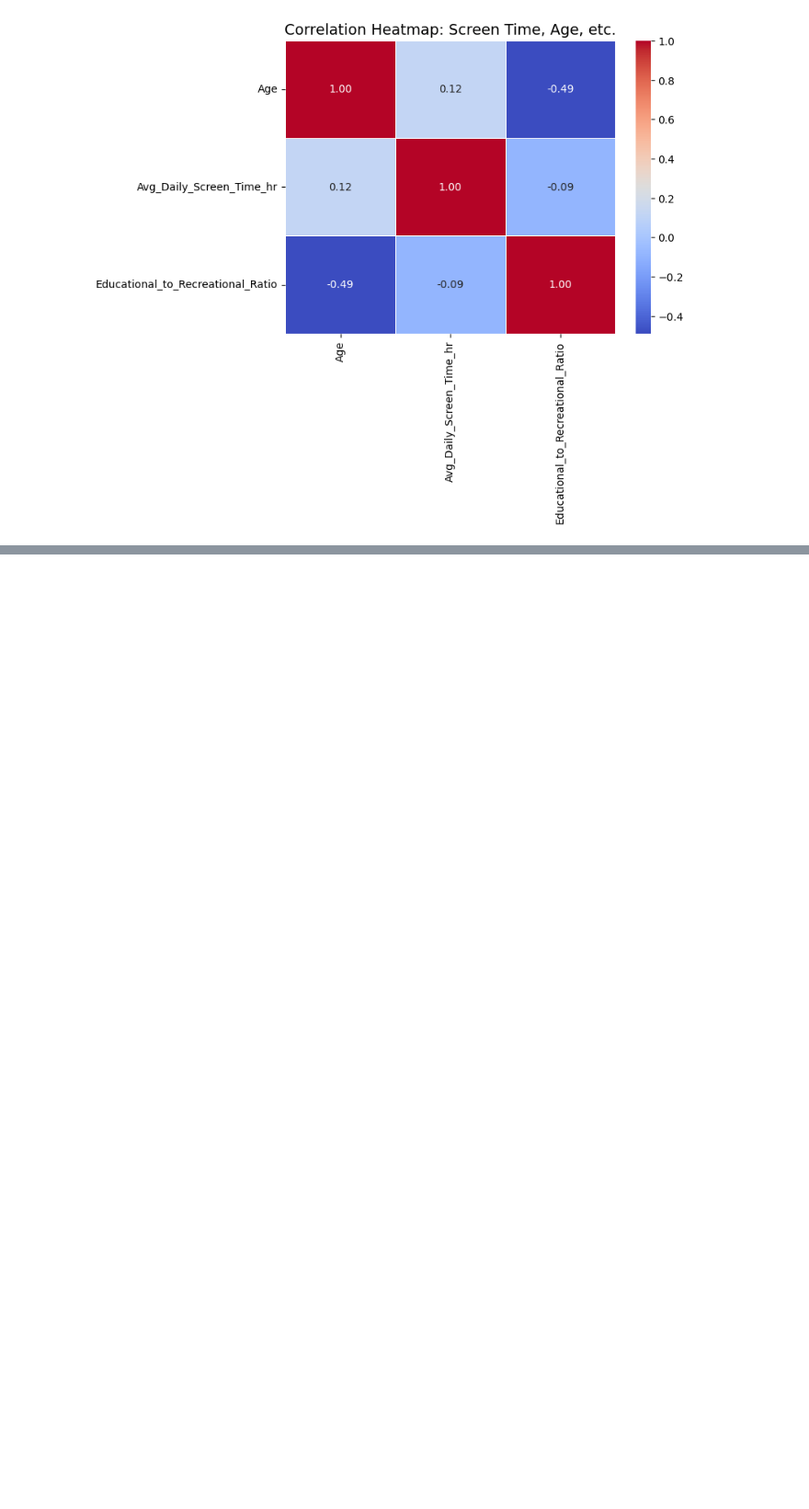
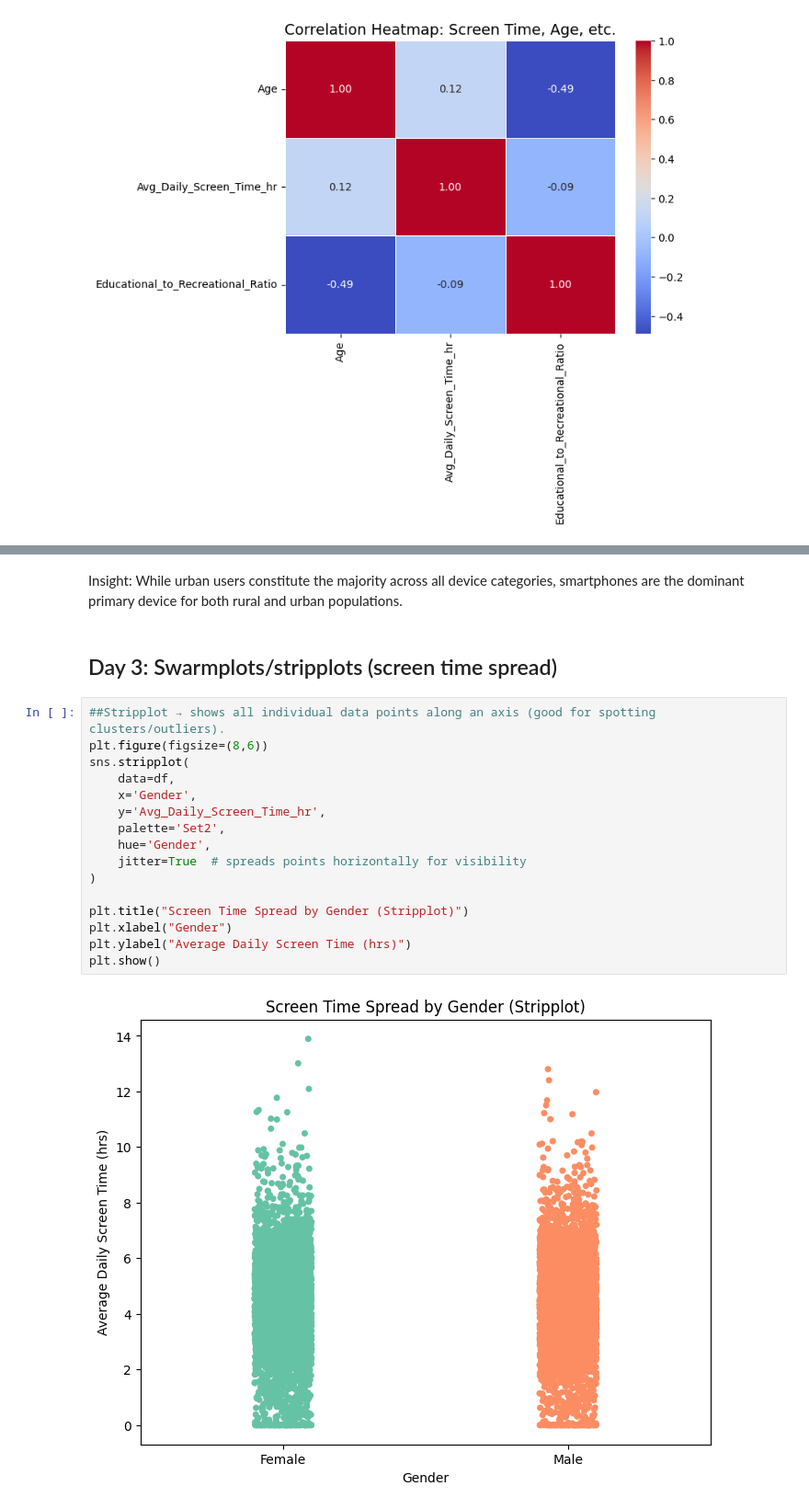
Before and after one commit to Joshika-Mentor/-Kid-s-Screentime-Visualization-Infosys-springboard-program-, a Jupyter notebook: Indian_Kids_Screen_Time_Analysis.ipynb, the cells around one changed output, grey strips where cells are left out. Shown at 92% size. Drawn from its saved outputs; the diff is of its cells as text; blank space fills up the shorter version.

```diff
--- a/Indian_Kids_Screen_Time_Analysis.ipynb
+++ b/Indian_Kids_Screen_Time_Analysis.ipynb
@@ -288,0 +391,22 @@ plt.show()
+# %% [markdown]
+Insight: While urban users constitute the majority across all device categories, smartphones are the dominant primary device for both rural and urban populations.
+# %% [markdown]
+##	Day 3: Swarmplots/stripplots (screen time spread)
+# %%
+##Stripplot → shows all individual data points along an axis (good for spotting clusters/outliers).
+plt.figure(figsize=(8,6))
+sns.stripplot(
+    data=df,
+    x='Gender',
+    y='Avg_Daily_Screen_Time_hr',
+    palette='Set2',
+    hue='Gender',
+    jitter=True  # spreads points horizontally for visibility
+)
+
+plt.title("Screen Time Spread by Gender (Stripplot)")
+plt.xlabel("Gender")
+plt.ylabel("Average Daily Screen Time (hrs)")
+plt.show()
+# %% [output]
+[figure, added]
```
Also changed, not shown: parts of 75 cells of this notebook.
